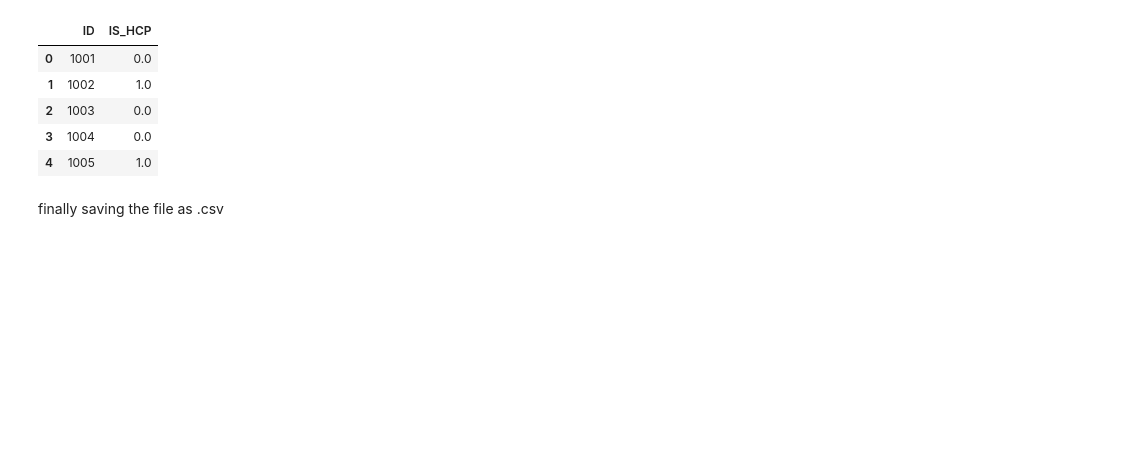
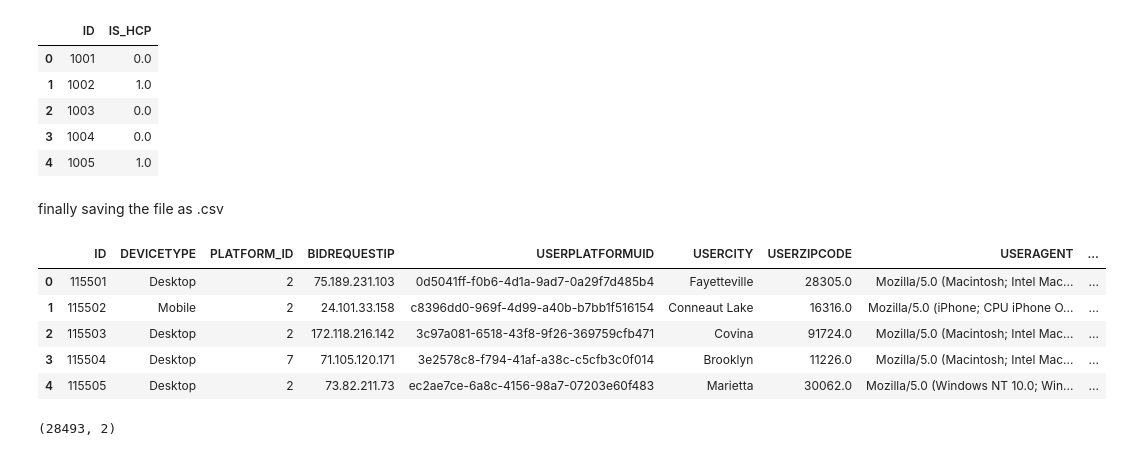
Before and after one commit to palswayam5/Hackathon, a Jupyter notebook: IS_HCP_scaling.ipynb, the cells around one changed output. Cells and saved outputs as stored; diff of their text form; code cells hidden in the pictures; blank space fills up the shorter version.

```diff
--- a/IS_HCP_scaling.ipynb
+++ b/IS_HCP_scaling.ipynb
@@ -531,3 +655,14 @@ fa.head()
 finally saving the file as .csv
 # %%
 fa.to_csv('IS_HCP.csv')
+# %%
+df_temp = pd.read_csv('/content/drive/MyDrive/hackathon/Doceree-HCP_Test.csv')
+# %%
+df_temp.head()
+# %% [output]
+|  | ID | DEVICETYPE | PLATFORM_ID | BIDREQUESTIP | USERPLATFORMUID | USERCITY | USERZIPCODE | USERAGENT | ... |
+| 0 | 115501 | Desktop | 2 | 75.189.231.103 | 0d5041ff-f0b6-4d1a-9ad7-0a29f7d485b4 | Fayetteville | 28305.0 | Mozilla/5.0 (Macintosh; Intel Mac... | ... |
+| 1 | 115502 | Mobile | 2 | 24.101.33.158 | c8396dd0-969f-4d99-a40b-b7bb1f516154 | Conneaut Lake | 16316.0 | Mozilla/5.0 (iPhone; CPU iPhone O... | ... |
+| 2 | 115503 | Desktop | 2 | 172.118.216.142 | 3c97a081-6518-43f8-9f26-369759cfb471 | Covina | 91724.0 | Mozilla/5.0 (Macintosh; Intel Mac... | ... |
+| 3 | 115504 | Desktop | 7 | 71.105.120.171 | 3e2578c8-f794-41af-a38c-c5cfb3c0f014 | Brooklyn | 11226.0 | Mozilla/5.0 (Macintosh; Intel Mac... | ... |
+| 4 | 115505 | Desktop | 2 | 73.82.211.73 | ec2ae7ce-6a8c-4156-98a7-07203e60f483 | Marietta | 30062.0 | Mozilla/5.0 (Windows NT 10.0; Win... | ... |
@@ -533,0 +673,4 @@ fa.to_csv('IS_HCP.csv')
+# %%
+sample.shape
+# %% [output]
+(28493, 2)
```
Also changed, not shown: parts of 30 cells of this notebook.
